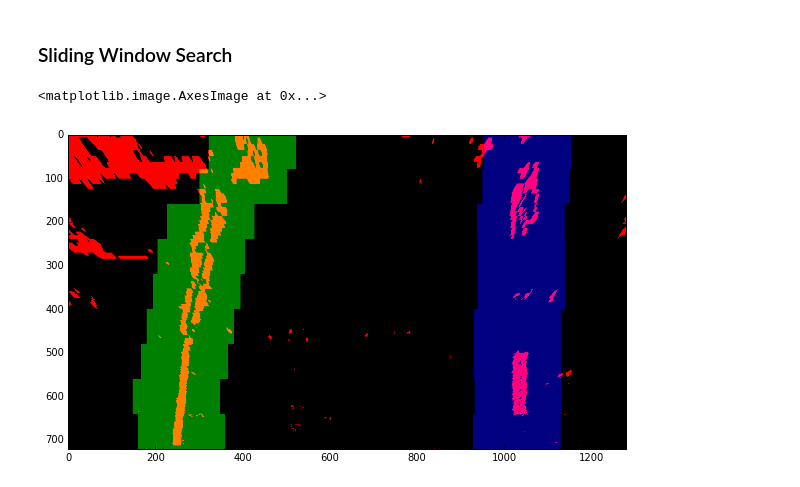
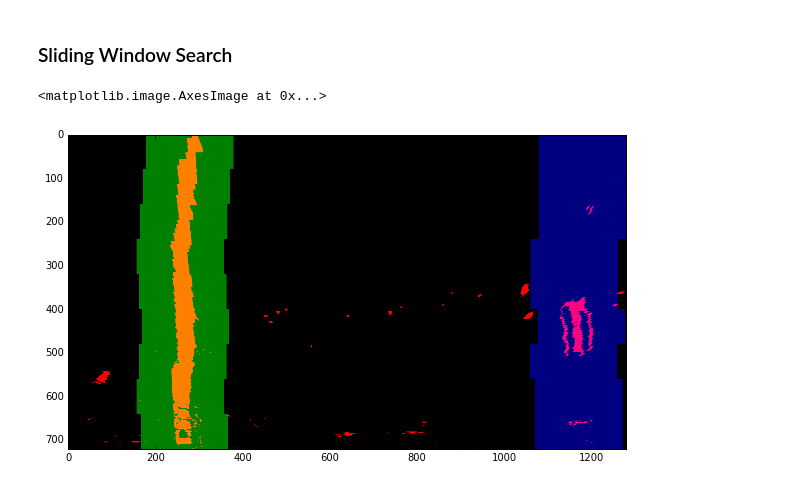
Before and after one commit to rajatsharma01/CarND-Advanced-Lane-Lines, a Jupyter notebook: AdvanceLaneFinding.ipynb, the cells around one changed output. Saved outputs shown, nothing was run; the diff lists cells and outputs as text; code cells hidden in the pictures.

```diff
--- a/AdvanceLaneFinding.ipynb
+++ b/AdvanceLaneFinding.ipynb
@@ -145,7 +145,7 @@ def get_color_threshold(img):
 # %%
 import matplotlib.image as mpimg
 
-test_image = mpimg.imread('./test_images/test5.jpg')
+test_image = mpimg.imread('./test_images/test4.jpg')
 plt.imshow(test_image)
 
 # convert input image to HLS color space
@@ -235,12 +235,12 @@ def get_warped_image(img, display=False):
 
     xsize = img.shape[1]
     ysize = img.shape[0]
-    src_pts = np.float32([[550, ysize * 0.65],
-                          [xsize-550, ysize * 0.65],
-                          [xsize - 150, ysize],
-                          [170, ysize]])
+    src_pts = np.float32([[570, ysize * 0.65],
+                          [xsize-560, ysize * 0.65],
+                          [xsize - 175, ysize],
+                          [190, ysize]])
 
-    offset = 250
+    offset = 190
     dst_pts = np.float32([[offset, 0],
                           [xsize - offset, 0],
                           [xsize - offset, ysize],
@@ -279,7 +279,7 @@ import sys
 window_width = 50
 window_height = 80
 margin = 100 # Search margin around window
-min_sum = 15 # minimum sum of pixels in search area to consider a new window
+min_sum = 50 # minimum sum of pixels in search area to consider a new window
 
 # Find window center convolution in area bounded by box (x1, y1), (x2, y2)
 def find_window_center(img, x1=0, y1=0, x2=sys.maxsize, y2=sys.maxsize):
@@ -324,31 +324,31 @@ def get_lanes_mask(img):
     for i in range(0, img.shape[0]//window_height):
         y_max = img.shape[0] - i * window_height
         y_min = y_max - window_height
 
         # Searching at each level is narrowed down with previous centroids +- margin,
         # if new window center could not be found, reuse previous center
         ret = find_window_center(img, x1=l_center-margin, y1=y_min, x2=l_center+margin, y2=y_max)
         if ret != -1:
             l_center = ret
         ret = find_window_center(img, x1=r_center-margin, y1=y_min, x2=r_center+margin, y2=y_max)
         if ret != -1:
             r_center = ret
 
         # Update lane masks with new window centers
         update_mask(l_mask, l_center, y1=y_min, y2=y_max)
         update_mask(r_mask, r_center, y1=y_min, y2=y_max)
 
     return (l_mask, r_mask)
 
 # Let's try plotting windows on a warped image
 l_mask, r_mask = get_lanes_mask(warped_image)
 src_image = np.dstack((warped_image, np.zeros_like(warped_image), np.zeros_like(warped_image)))*255
 window_image = np.dstack((np.zeros_like(l_mask),)*3)
 window_image[l_mask == 1] = (0,255,0)
 window_image[r_mask == 1] = (0,0,255)
 window_image = cv2.addWeighted(src_image, 1, window_image, 0.5, 0.0)
 plt.figure(figsize=(10,15))
 plt.imshow(window_image)
 # %% [output]
 <matplotlib.image.AxesImage at 0x...>
-[figure, old version]
+[figure, new version]
```
Also changed, not shown: parts of 6 cells of this notebook.
